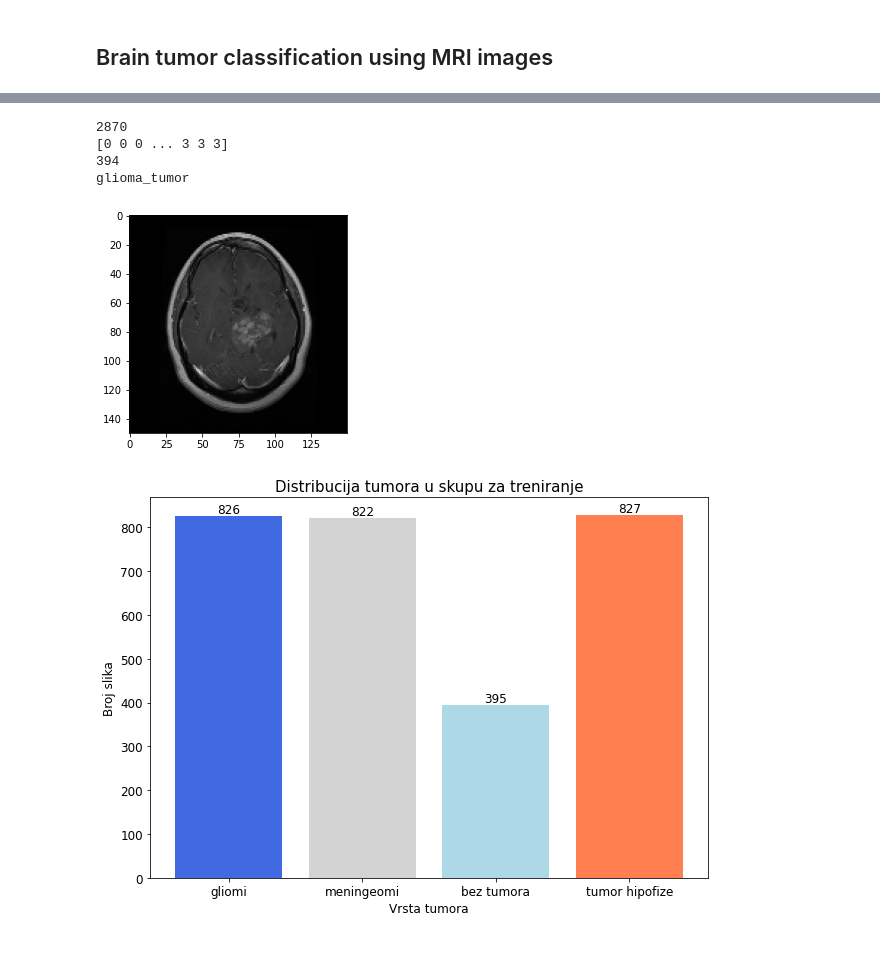
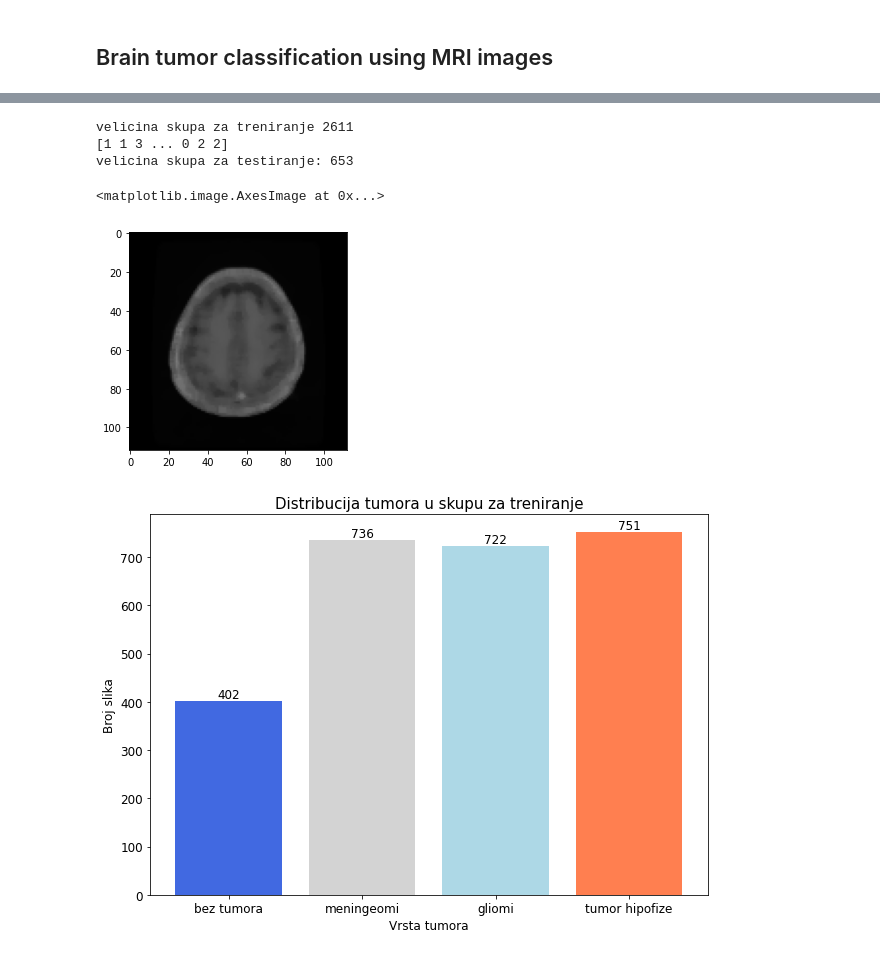
Before and after one commit to reapintar/ASUB-Projekt, a Jupyter notebook: analizer.ipynb, the cells around one changed output, grey strips where cells are left out. Cells and saved outputs as stored; diff of their text form; code cells hidden in the pictures.

Commit message:
train_test_split 80:20

```diff
--- a/analizer.ipynb
+++ b/analizer.ipynb
@@ -42,0 +56,17 @@ def load_data(dataDir, labels, train=True):
+# %%
+c = Counter(y_train)
+frekvencije = [c[i] for i in range(0, len(labels))]
+#print(c)
+tumor = ["bez tumora","meningeomi","gliomi","tumor hipofize"]
+fig, ax = plt.subplots(figsize = (10, 7))
+bars = plt.bar(tumor, frekvencije, color = ["royalblue", "lightgray", "lightblue","coral"])
+ax.bar_label(bars,size = 12)
+
+for item in ([ ax.xaxis.label, ax.yaxis.label] +
+             ax.get_xticklabels() + ax.get_yticklabels()):
+    item.set_fontsize(12)
+plt.xlabel("Vrsta tumora")
+plt.ylabel("Broj slika")
+plt.title("Distribucija tumora")
+ax.title.set_fontsize(15)
+plt.show()
@@ -43,36 +77,34 @@ def load_data(dataDir, labels, train=True):
 # %%
-X_train, y_train = load_data(dataDir, labels, train=True)
-X_test, y_test = load_data(dataDir, labels, train=False)
+X_train,X_test,y_train,y_test = train_test_split(X_train,y_train, test_size=0.2,random_state=156)
 print(f"velicina skupa za treniranje {len(X_train)}")
 print(y_train)
 print(f"velicina skupa za testiranje: {len(X_test)}")
 plt.imshow(X_train[0])
 # %% [output]
-2870
-[0 0 0 ... 3 3 3]
-394
-glioma_tumor
+velicina skupa za treniranje 2611
+[1 1 3 ... 0 2 2]
+velicina skupa za testiranje: 653
+<matplotlib.image.AxesImage at 0x...>
-[figure, old version]
+[figure, new version]
 # %%
-
 c = Counter(y_train)
 frekvencije = [c[i] for i in range(0, len(labels))]
 #print(c)
-tumor = ["gliomi","meningeomi","bez tumora","tumor hipofize"]
+tumor = ["bez tumora","meningeomi","gliomi","tumor hipofize"]
 fig, ax = plt.subplots(figsize = (10, 7))
 bars = plt.bar(tumor, frekvencije, color = ["royalblue", "lightgray", "lightblue","coral"])
 ax.bar_label(bars,size = 12)
 
 for item in ([ ax.xaxis.label, ax.yaxis.label] +
              ax.get_xticklabels() + ax.get_yticklabels()):
     item.set_fontsize(12)
 plt.xlabel("Vrsta tumora")
 plt.ylabel("Broj slika")
 plt.title("Distribucija tumora u skupu za treniranje")
 ax.title.set_fontsize(15)
 plt.show()
 # %% [output]
-[figure, old version]
+[figure, new version]
 # %%
 c = Counter(y_test)
 frekvencije = [c[i] for i in range(0, len(labels))]
```
Also changed, not shown: parts of 17 cells of this notebook.
